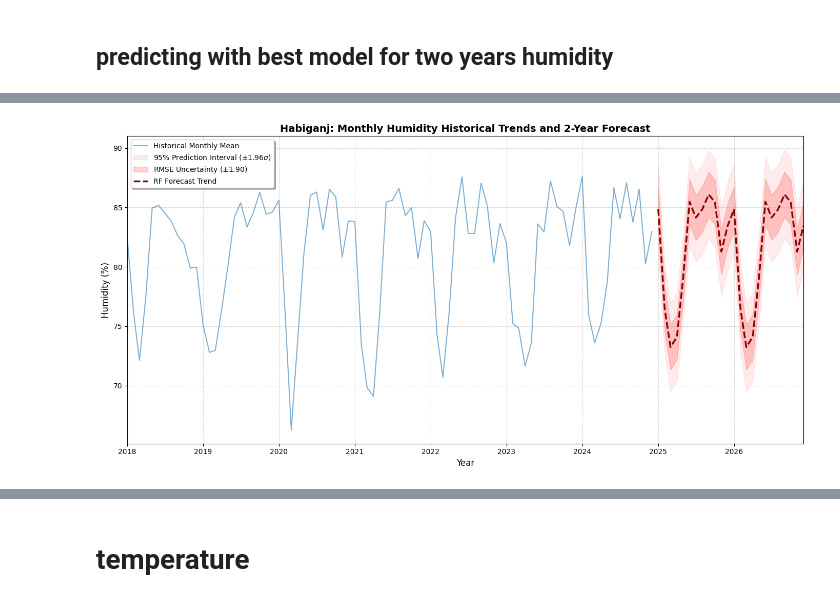
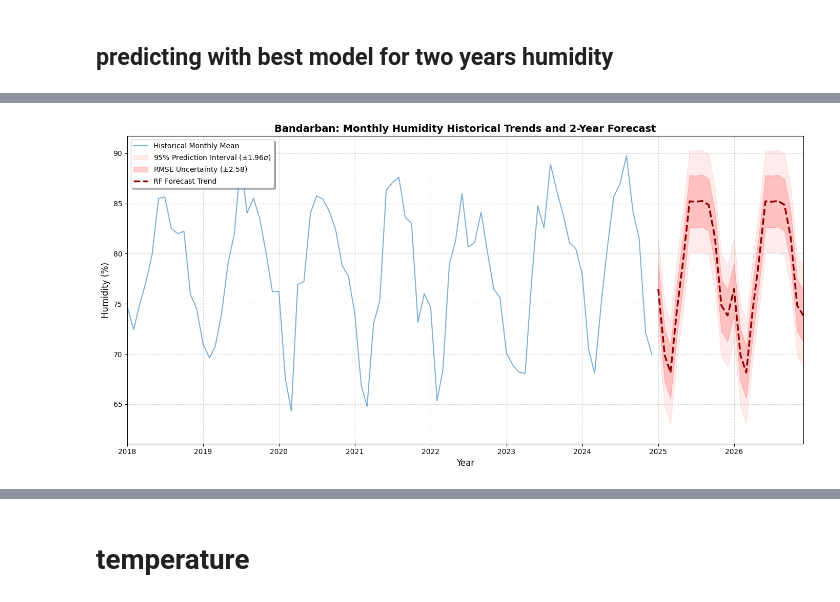
Before and after one commit to not-your-pancake/TCC_Journal, a Jupyter notebook: 0 Real Done Shit/6. Hill Tract Zone (Elevated Terrain)/1-4 HI_WB_HS_WGB/bandarban.ipynb, the cells around one changed output, grey strips where cells are left out. Saved outputs shown, nothing was run; the diff lists cells and outputs as text; code cells hidden in the pictures.

```diff
--- a/0 Real Done Shit/6. Hill Tract Zone (Elevated Terrain)/1-4 HI_WB_HS_WGB/bandarban.ipynb
+++ b/0 Real Done Shit/6. Hill Tract Zone (Elevated Terrain)/1-4 HI_WB_HS_WGB/bandarban.ipynb
@@ -690,7 +690,7 @@ plt.show()
 # 5. Predict 2 Years Future with Empirical Validation
 mean_preds = cat_model.predict(future_df[FEATURES])
 
-best_model_rmse = 1.9038
+best_model_rmse = 2.5850
 upper_95 = mean_preds + (1.96 * best_model_rmse)
 lower_95 = mean_preds - (1.96 * best_model_rmse)
 upper_68 = mean_preds + best_model_rmse
@@ -706,34 +706,34 @@ plt.plot(df_features['date'], y, label='Historical Monthly Mean',
 
 # 4. Plot the 95% Confidence Interval (The Outer Cloud)
 plt.fill_between(future_dates, lower_95, upper_95,
                  color='red', alpha=0.08, label='95% Prediction Interval ($\pm 1.96 \sigma$)')
 
 # 5. Plot the 68% Confidence Interval (The RMSE Cloud)
 plt.fill_between(future_dates, lower_68, upper_68,
                  color='red', alpha=0.18, label=f'RMSE Uncertainty ($\pm${best_model_rmse:.2f})')
 
 # 6. Plot the Future Prediction Mean (The Trend)
 plt.plot(future_dates, mean_preds, label='RF Forecast Trend',
          linestyle='--', color='darkred', lw=2.5)
 
 # 7. Journal Formatting & Aesthetics
 plt.title(f'{district}: Monthly Humidity Historical Trends and 2-Year Forecast', fontsize=14, fontweight='bold')
 plt.xlabel('Year', fontsize=12)
 plt.ylabel('Humidity (%)', fontsize=12)
 
 # Set the x-axis to start slightly before the forecast for better perspective
 # Adjust '2018-01-01' to whatever date makes your historical trend visible
 plt.xlim(pd.Timestamp('2018-01-01'), future_dates.max())
 
 plt.legend(loc='upper left', frameon=True, shadow=True, fontsize=10)
 plt.grid(True, linestyle='--', alpha=0.5)
 
 # Optional: Tight layout to prevent label clipping
 plt.tight_layout()
 
 plt.show()
 # %% [output]
-[figure, old version]
+[figure, new version]
 # %%
 # create the dataframe of the predicted values of 2025 and 2026
 df_predictions_humidity = pd.DataFrame({
```
Also changed, not shown: parts of 54 cells of this notebook, 4 other files.
